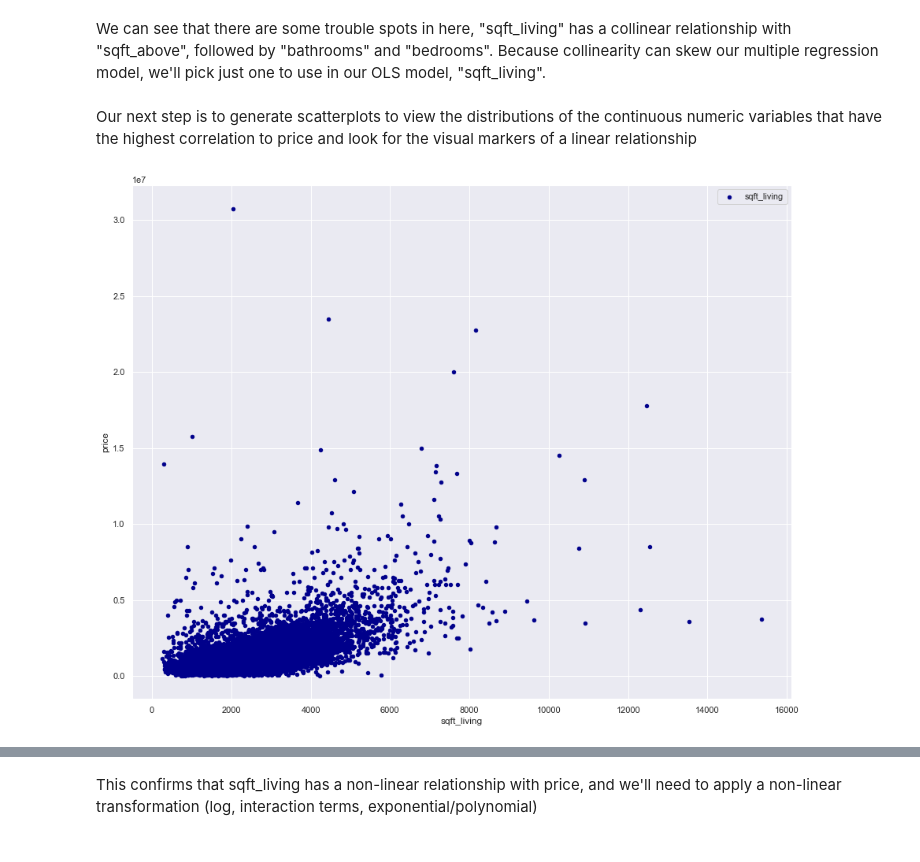
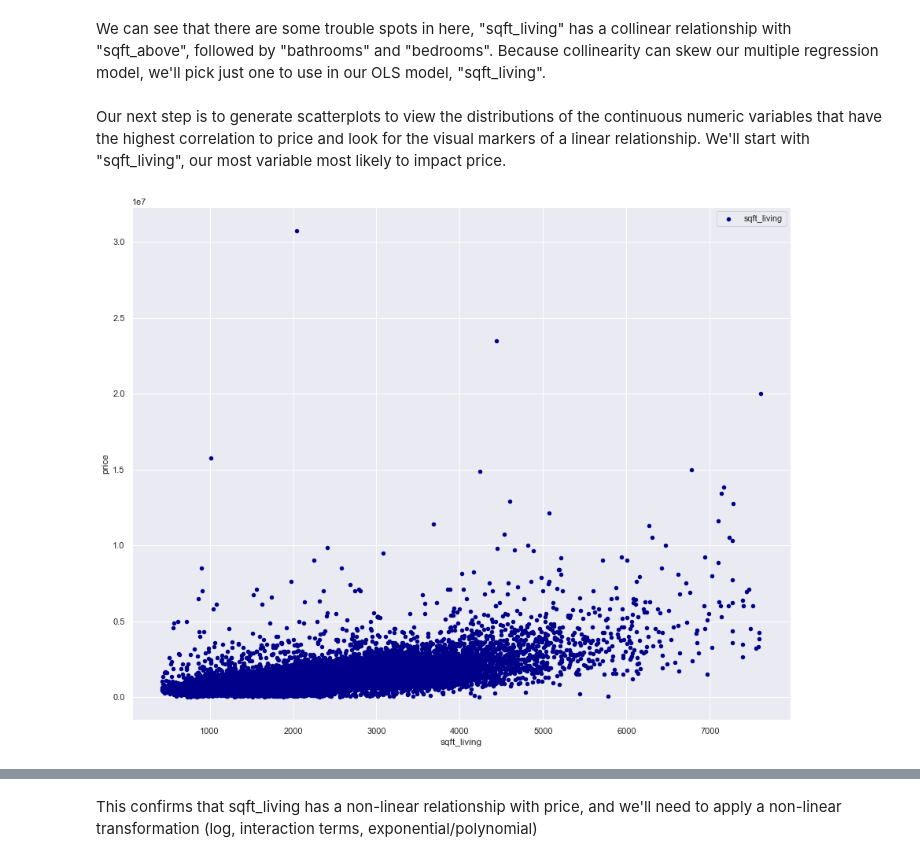
Before and after one commit to slowings/phase2-project, a Jupyter notebook: Final.ipynb, the cells around one changed output, grey strips where cells are left out. Drawn from its saved outputs; the diff is of its cells as text; code cells hidden in the pictures.

```diff
--- a/Final.ipynb
+++ b/Final.ipynb
@@ -236,12 +217,12 @@ sns.heatmap(corr, cmap="Blues", annot=True);
 # %% [markdown]
 We can see that there are some trouble spots in here, "sqft_living" has a collinear relationship with "sqft_above", followed by "bathrooms" and "bedrooms".  Because collinearity can skew our multiple regression model, we'll pick just one to use in our OLS model, "sqft_living".
 # %% [markdown]
-Our next step is to generate scatterplots to view the distributions of the continuous numeric variables that have the highest correlation to price and look for the visual markers of a linear relationship
+Our next step is to generate scatterplots to view the distributions of the continuous numeric variables that have the highest correlation to price and look for the visual markers of a linear relationship.  We'll start with "sqft_living", our most variable most likely to impact price.
 # %%
 # Visualize relationships between sqft_living and price
-ax= df_kc.plot.scatter(x="sqft_living", y="price", color="DarkBlue", label="sqft_living")
+ax= df_clean.plot.scatter(x="sqft_living", y="price", color="DarkBlue", label="sqft_living")
 figsize=(6,3)
 
 plt.ylabel('price');
 # %% [output]
-[figure, old version]
+[figure, new version]
```
Also changed, not shown: parts of 43 cells of this notebook, 1 other file.
